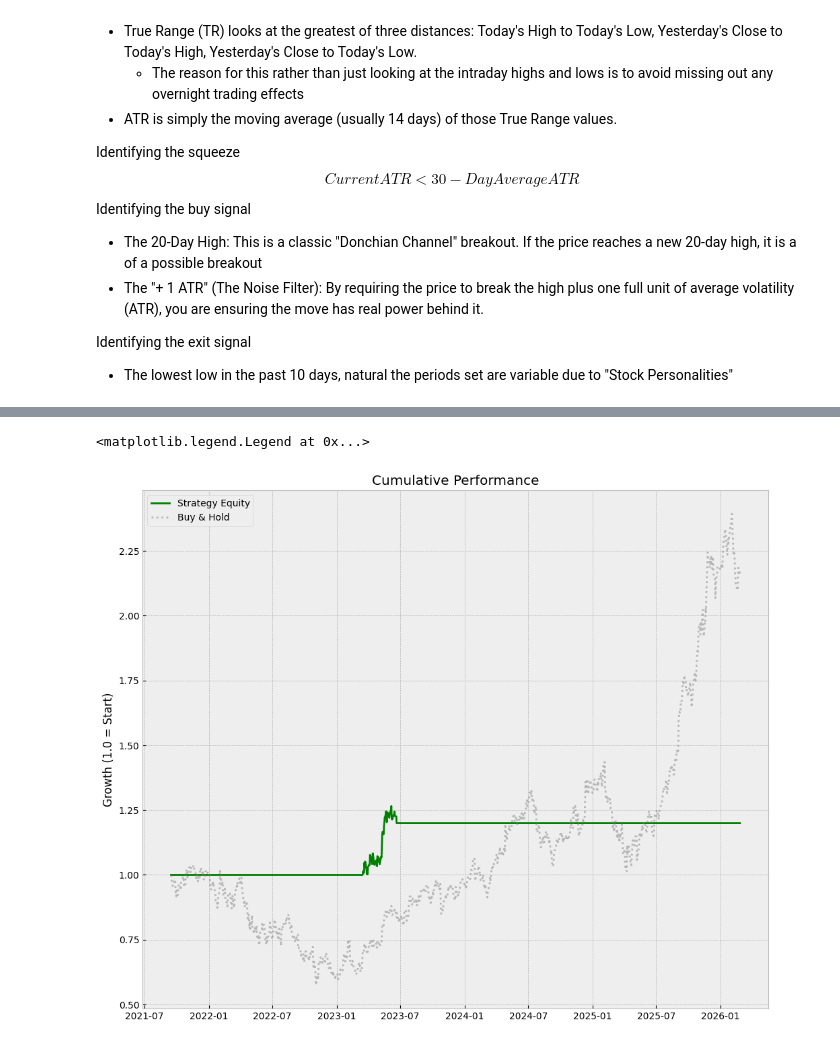
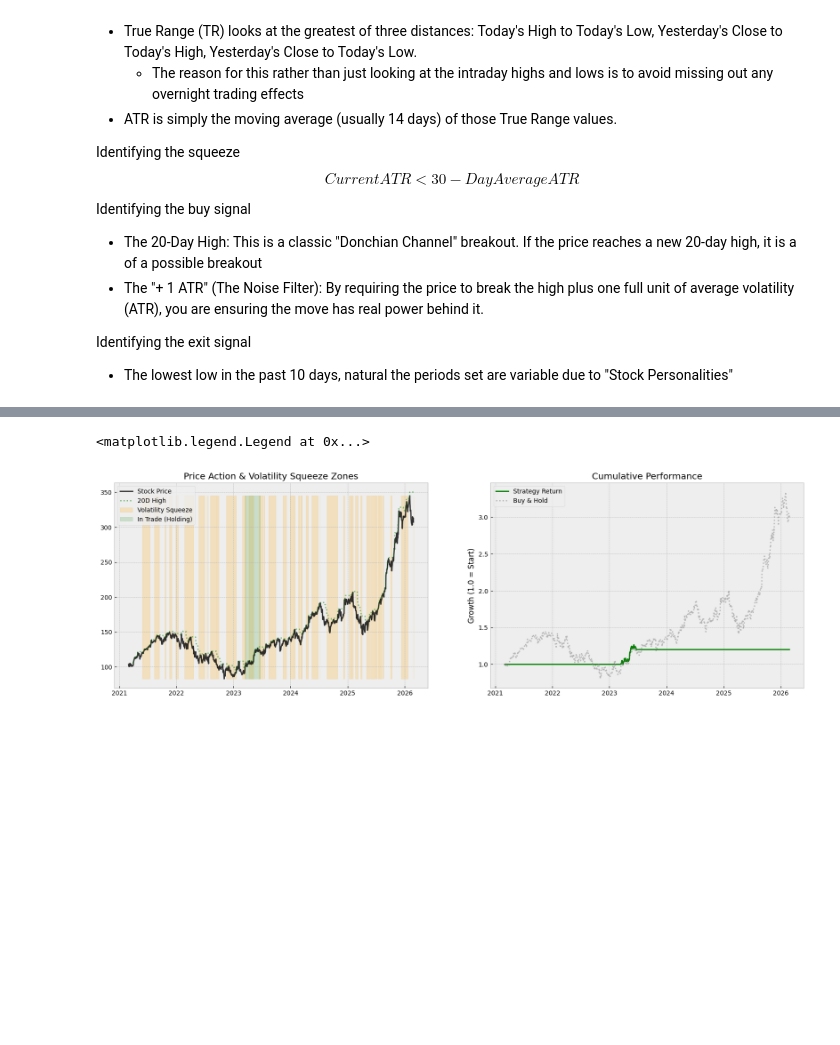
Before and after one commit to pearchew/learning_project, a Jupyter notebook: momentum_signal.ipynb, the cells around one changed output, grey strips where cells are left out. Cells and saved outputs as stored; diff of their text form; code cells hidden in the pictures; blank space fills up the shorter version.

Commit message:
finished momentum strategy

```diff
--- a/momentum_signal.ipynb
+++ b/momentum_signal.ipynb
@@ -87,7 +84,9 @@ google_five_year_history['L-PC'] = abs(google_five_year_history['Low'] - google_
 google_five_year_history['TR'] = google_five_year_history[['H-L', 'H-PC', 'L-PC']].max(axis=1)
 google_five_year_history['ATR'] = google_five_year_history['TR'].rolling(window=14).mean()
 # %%
-# identifying the squeeze
-# Current ATR < 30-day Average ATR
+# identifying the squeeze Current ATR < 30-day Average ATR
 google_five_year_history['ATR_MA30'] = google_five_year_history['ATR'].rolling(window=30).mean()
 google_five_year_history['Squeeze'] = google_five_year_history['ATR'] < google_five_year_history['ATR_MA30']
+google_five_year_history['Rolling_High_20'] = google_five_year_history['High'].rolling(window=20).max()
+google_five_year_history['Rolling_Low_10'] = google_five_year_history['Low'].rolling(window=10).min()
+google_five_year_history['Squeeze'] = google_five_year_history['ATR'] < google_five_year_history['ATR_MA30']
@@ -143,14 +115,38 @@ clean_df = google_five_year_history.dropna()
-# %%
-import matplotlib.pyplot as plt
-
-plt.style.use('bmh')
-fig, (ax2) = plt.subplots(1, 1, figsize=(12, 10), sharex=True)
-buy_and_hold = clean_df['Close'] / clean_df['Close'].iloc[0]
-ax2.plot(clean_df.index, clean_df['Cum_Ret'], label='Strategy Equity', color='green', linewidth=2)
-ax2.plot(clean_df.index, buy_and_hold, label='Buy & Hold', color='gray', linestyle=':', alpha=0.5)
-ax2.set_ylabel('Growth (1.0 = Start)')
-ax2.set_title('Cumulative Performance')
-ax2.legend(loc='upper left')
-# %% [output]
-<matplotlib.legend.Legend at 0x...>
-[figure, removed]
+# %%
+plt.style.use('bmh')
+fig, (ax1, ax2) = plt.subplots(1, 2, figsize=(20, 6), sharex=True)
+
+#plotting squeeze periods
+# --- CHART 1: Price vs. Moving Average ---
+ax1.plot(google_five_year_history.index, google_five_year_history['Close'], label='Stock Price', color='black', alpha=0.8)
+ax1.plot(google_five_year_history.index, google_five_year_history['Rolling_High_20'], label='20D High', color='green', linestyle=':', alpha=0.5)
+
+# HIGHLIGHT SQUEEZE PERIODS
+ax1.fill_between(google_five_year_history.index,
+                 google_five_year_history['Close'].min(), # Bottom of the shade
+                 google_five_year_history['Close'].max(), # Top of the shade
+                 where=google_five_year_history['Squeeze'],
+                 color='orange',
+                 alpha=0.2,
+                 label='Volatility Squeeze')
+
+ax1.fill_between(google_five_year_history.index,
+                 google_five_year_history['Close'].min(),
+                 google_five_year_history['Close'].max(),
+                 where=(google_five_year_history['Position'] == 1),
+                 color='green',
+                 alpha=0.15, # Light transparency
+                 label='In Trade (Holding)')
+
+ax1.set_title('Price Action & Volatility Squeeze Zones')
+ax1.legend(loc='upper left')
+
+buy_and_hold = google_five_year_history['Close'] / google_five_year_history['Close'].iloc[0]
+ax2.plot(google_five_year_history.index, google_five_year_history['Cum_Ret'], label='Strategy Return', color='green', linewidth=2)
+ax2.plot(google_five_year_history.index, buy_and_hold, label='Buy & Hold', color='gray', linestyle=':', alpha=0.5)
+ax2.set_ylabel('Growth (1.0 = Start)')
+ax2.set_title('Cumulative Performance')
+ax2.legend(loc='upper left')
+# %% [output]
+<matplotlib.legend.Legend at 0x...>
+[figure, added]
```
Also changed, not shown: parts of 9 cells of this notebook.
